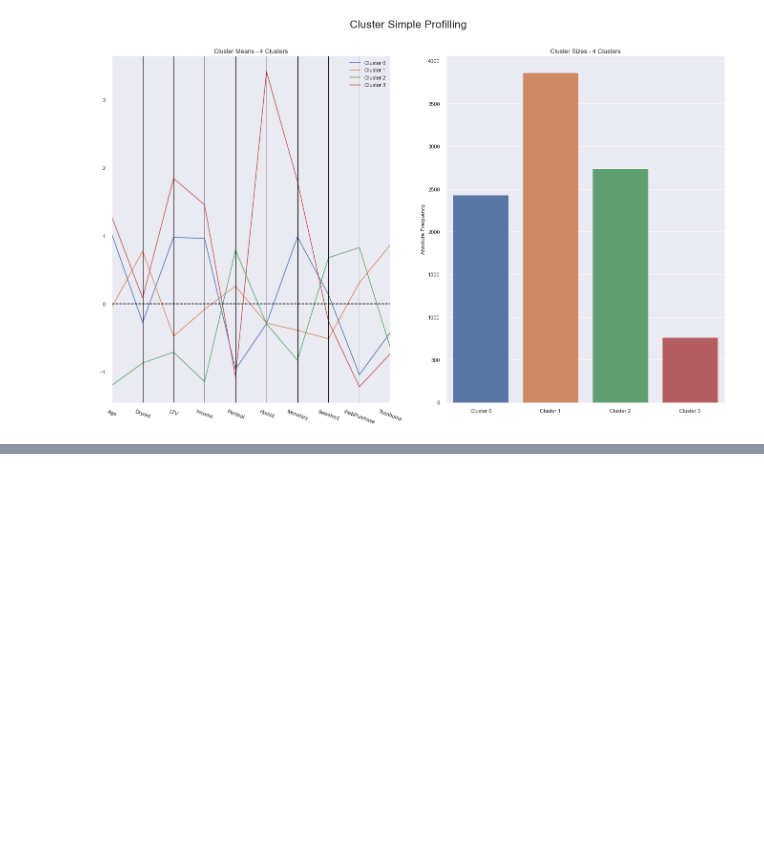
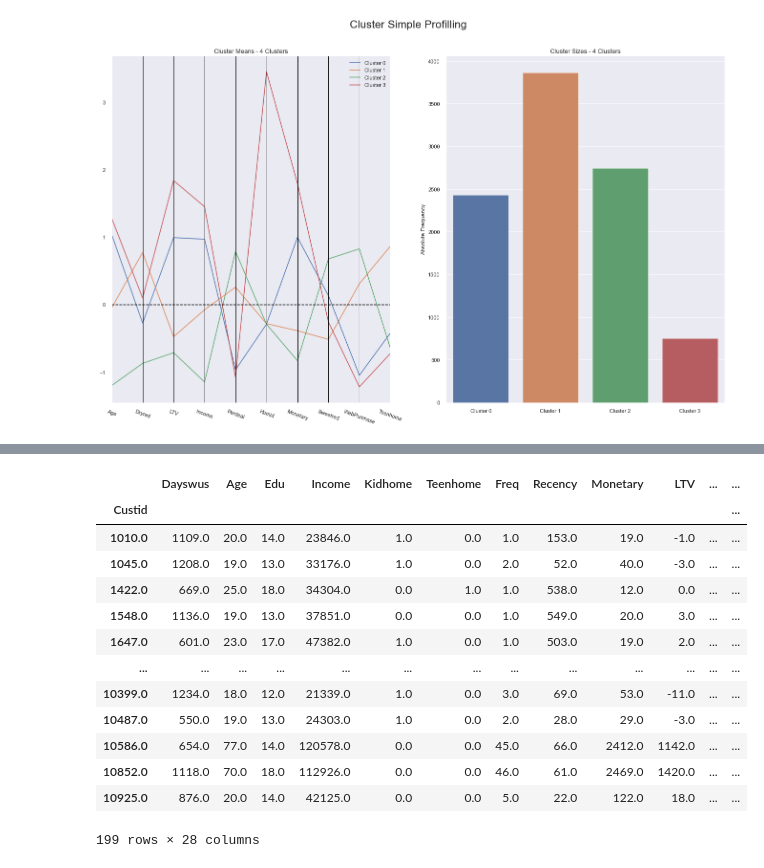
Before and after one commit to its-pedrofonseca/Business-Cases-With-Data-Science, a Jupyter notebook: Business Cases.ipynb, the cells around one changed output, grey strips where cells are left out. Saved outputs shown, nothing was run; the diff lists cells and outputs as text; code cells hidden in the pictures; blank space fills up the shorter version.

```diff
--- a/Business Cases.ipynb
+++ b/Business Cases.ipynb
@@ -585,0 +652,19 @@ cluster_profiles(kmeans, ["label"], figsize=(23, 13), compar_titles=["K-Means -
+# %%
+df_out = pd.concat([outliers_mcd,outliers_if])
+# %%
+df_out
+# %% [output]
+|  | Dayswus | Age | Edu | Income | Kidhome | Teenhome | Freq | Recency | Monetary | LTV | ... | ... |
+| Custid |  |  |  |  |  |  |  |  |  |  |  | ... |
+| 1010.0 | 1109.0 | 20.0 | 14.0 | 23846.0 | 1.0 | 0.0 | 1.0 | 153.0 | 19.0 | -1.0 | ... | ... |
+| 1045.0 | 1208.0 | 19.0 | 13.0 | 33176.0 | 1.0 | 0.0 | 2.0 | 52.0 | 40.0 | -3.0 | ... | ... |
+| 1422.0 | 669.0 | 25.0 | 18.0 | 34304.0 | 0.0 | 1.0 | 1.0 | 538.0 | 12.0 | 0.0 | ... | ... |
+| 1548.0 | 1136.0 | 19.0 | 13.0 | 37851.0 | 0.0 | 0.0 | 1.0 | 549.0 | 20.0 | 3.0 | ... | ... |
+| 1647.0 | 601.0 | 23.0 | 17.0 | 47382.0 | 1.0 | 0.0 | 1.0 | 503.0 | 19.0 | 2.0 | ... | ... |
+| ... | ... | ... | ... | ... | ... | ... | ... | ... | ... | ... | ... | ... |
+| 10399.0 | 1234.0 | 18.0 | 12.0 | 21339.0 | 1.0 | 0.0 | 3.0 | 69.0 | 53.0 | -11.0 | ... | ... |
+| 10487.0 | 550.0 | 19.0 | 13.0 | 24303.0 | 1.0 | 0.0 | 2.0 | 28.0 | 29.0 | -3.0 | ... | ... |
+| 10586.0 | 654.0 | 77.0 | 14.0 | 120578.0 | 0.0 | 0.0 | 45.0 | 66.0 | 2412.0 | 1142.0 | ... | ... |
+| 10852.0 | 1118.0 | 70.0 | 18.0 | 112926.0 | 0.0 | 0.0 | 46.0 | 61.0 | 2469.0 | 1420.0 | ... | ... |
+| 10925.0 | 876.0 | 20.0 | 14.0 | 42125.0 | 0.0 | 0.0 | 5.0 | 22.0 | 122.0 | 18.0 | ... | ... |
+199 rows × 28 columns
```
Also changed, not shown: parts of 25 cells of this notebook.
